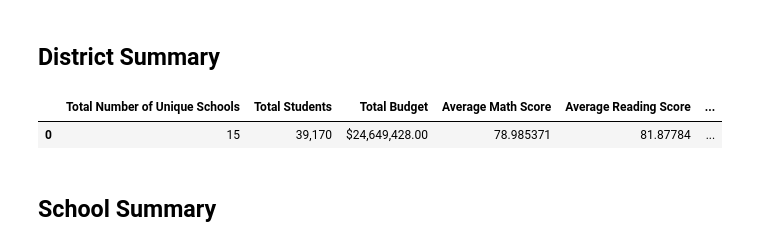
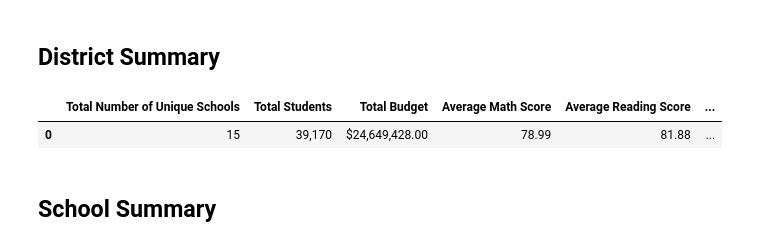
Before and after one commit to DanOMearaWD/pandas-challenge, a Jupyter notebook: PyCitySchools/main.ipynb, the cells around one changed output. Saved outputs shown, nothing was run; the diff lists cells and outputs as text; code cells hidden in the pictures.

```diff
--- a/PyCitySchools/main.ipynb
+++ b/PyCitySchools/main.ipynb
@@ -54,25 +54,25 @@ overall_passing_rate = (passing_math_reading_count /  float(student_count) * 100
 # %%
 # Create a high-level snapshot of the district's key metrics in a DataFrame
 district_summary = pd.DataFrame({
     "Total Number of Unique Schools": [school_count],
     "Total Students": [student_count],
     "Total Budget": [total_budget],
-    "Average Math Score": [average_math_score],
-    "Average Reading Score": [average_reading_score],
-    "% Passing Math": [passing_math_percentage],
-    "% Passing Reading": [passing_reading_percentage],
-    "% Overall Passing": [overall_passing_rate]
+    "Average Math Score": [average_math_score.round(decimals=2)],
+    "Average Reading Score": [average_reading_score.round(decimals=2)],
+    "% Passing Math": [passing_math_percentage.round(decimals=2)],
+    "% Passing Reading": [passing_reading_percentage.round(decimals=2)],
+    "% Overall Passing": [overall_passing_rate.round(decimals=2)]
 })
 
 # Formatting
 district_summary["Total Students"] = district_summary["Total Students"].map("{:,}".format)
 district_summary["Total Budget"] = district_summary["Total Budget"].map("${:,.2f}".format)
 
 # Display the DataFrame
 district_summary
 # %% [output]
 |  | Total Number of Unique Schools | Total Students | Total Budget | Average Math Score | Average Reading Score | ... |
-| 0 | 15 | 39,170 | $24,649,428.00 | 78.985371 | 81.87784 | ... |
+| 0 | 15 | 39,170 | $24,649,428.00 | 78.99 | 81.88 | ... |
 # %% [markdown]
 ## School Summary
 # %%
```
Also changed, not shown: parts of 2 cells of this notebook.
